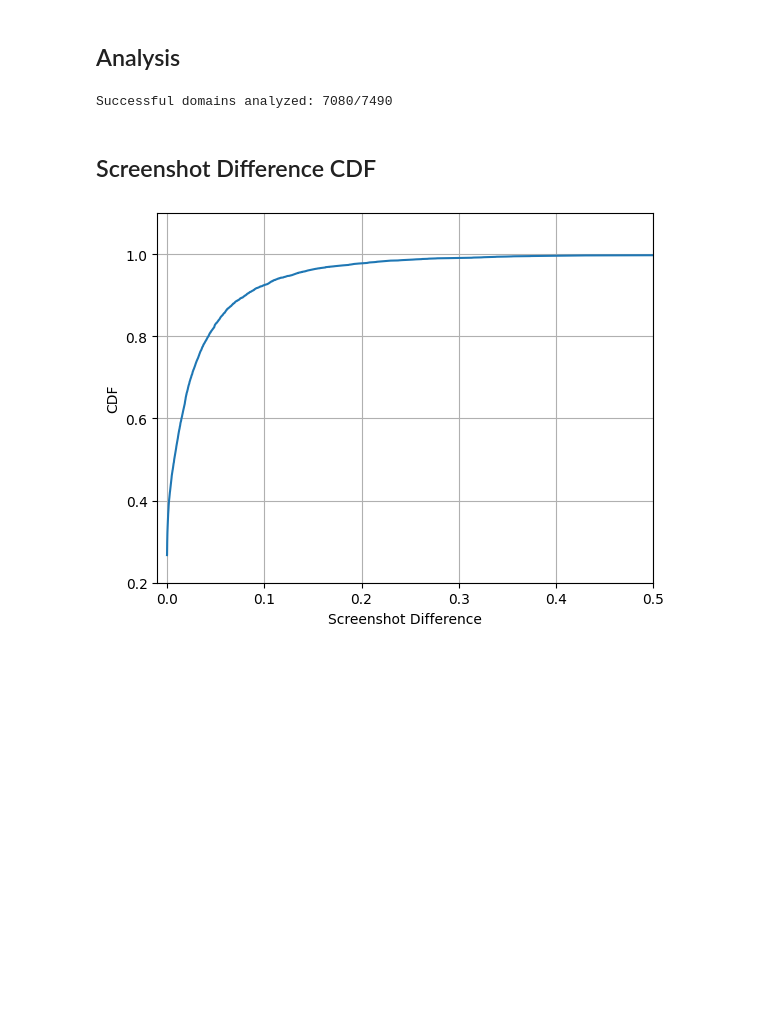
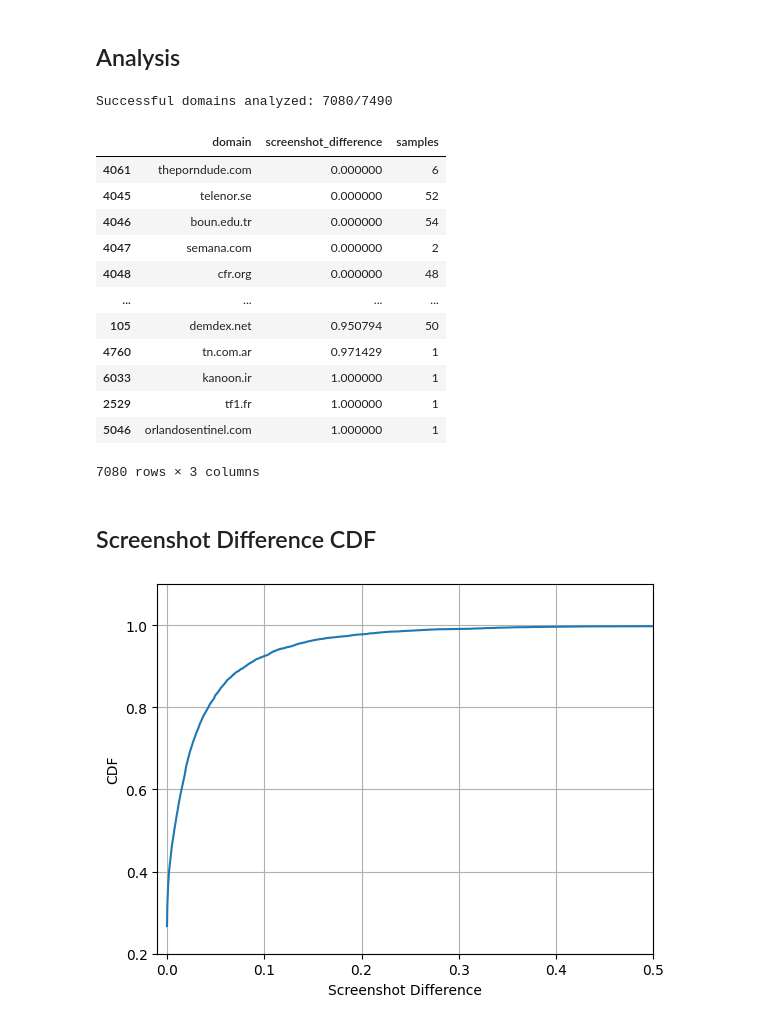
Before and after one commit to maxwellmlin/cookie-classify, a Jupyter notebook: classification_algo.ipynb, the cells around one changed output. Saved outputs shown, nothing was run; the diff lists cells and outputs as text; code cells hidden in the pictures; blank space fills up the shorter version.

```diff
--- a/classification_algo.ipynb
+++ b/classification_algo.ipynb
@@ -471,10 +471,27 @@ for i in range(25):
     to_merge = pd.read_csv(ANALYSIS_PATH / f'slurm/screenshots/{i}.csv')
     screenshots = pd.concat([screenshots, to_merge], ignore_index=True)
 
-screenshots.sort_values(by='screenshot_difference')
+screenshots.sort_values(by='screenshot_difference', ascending=True, inplace=True)
 print(f"Successful domains analyzed: {len(screenshots)}/{len(successful_sites)}")
+screenshots.to_csv(ANALYSIS_PATH / "screenshots.csv", index=False)
 # %% [output]
 Successful domains analyzed: 7080/7490
+# %%
+screenshots
+# %% [output]
+|  | domain | screenshot_difference | samples |
+| 4061 | theporndude.com | 0.000000 | 6 |
+| 4045 | telenor.se | 0.000000 | 52 |
+| 4046 | boun.edu.tr | 0.000000 | 54 |
+| 4047 | semana.com | 0.000000 | 2 |
+| 4048 | cfr.org | 0.000000 | 48 |
+| ... | ... | ... | ... |
+| 105 | demdex.net | 0.950794 | 50 |
+| 4760 | tn.com.ar | 0.971429 | 1 |
+| 6033 | kanoon.ir | 1.000000 | 1 |
+| 2529 | tf1.fr | 1.000000 | 1 |
+| 5046 | orlandosentinel.com | 1.000000 | 1 |
+7080 rows × 3 columns
 # %% [markdown]
 ## Screenshot Difference CDF
 # %%
```
Also changed, not shown: parts of 6 cells of this notebook, 1 other file.
